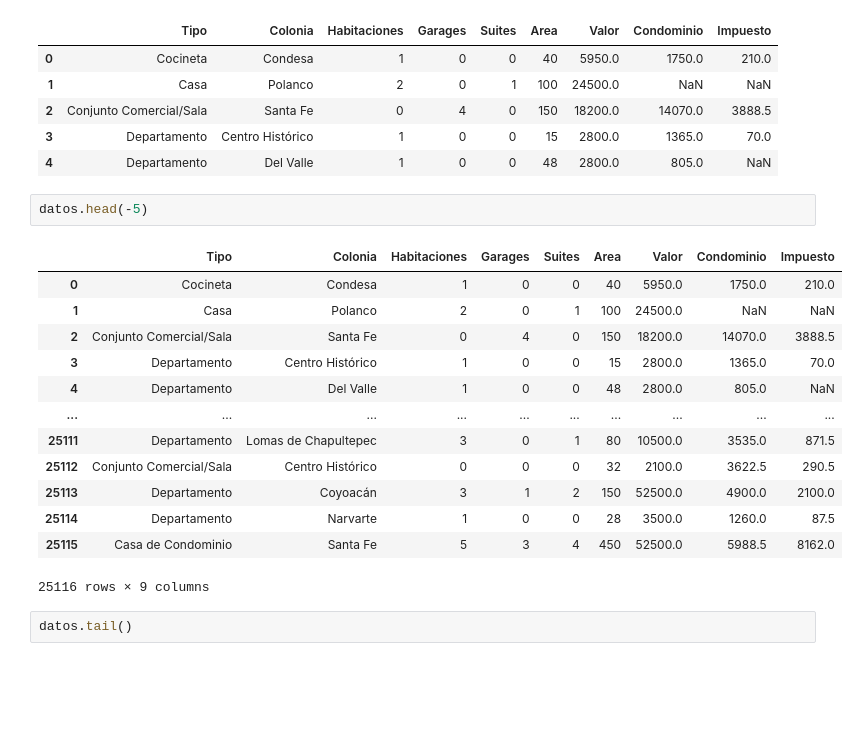
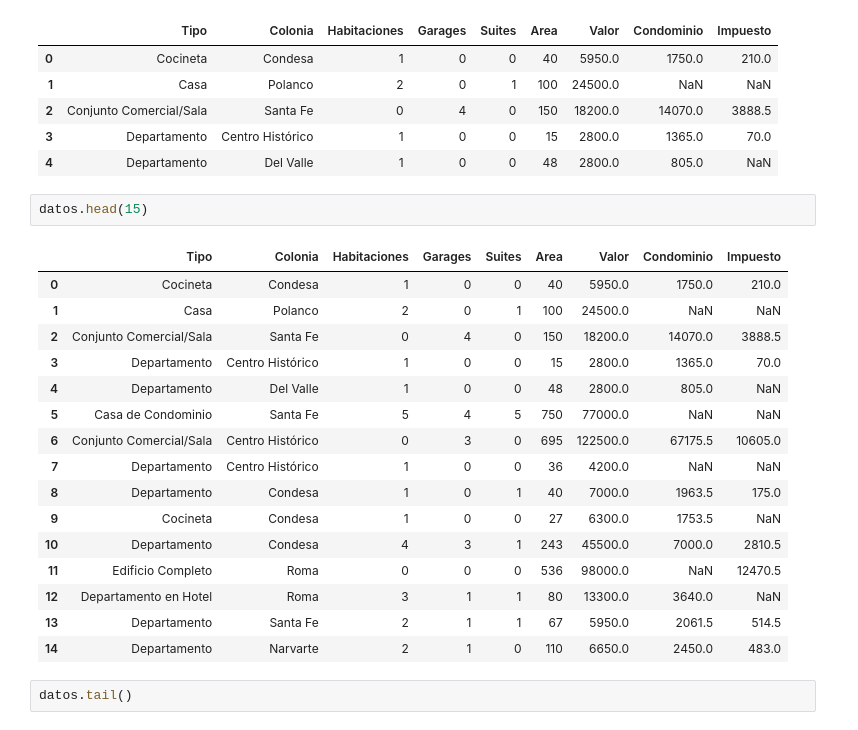
Before and after one commit to aylenfv/ETL-conociendo-pandas, a Jupyter notebook: inmuebles_cdmx.ipynb, the cells around one changed output. Cells and saved outputs as stored; diff of their text form; blank space fills up the shorter version.

```diff
--- a/inmuebles_cdmx.ipynb
+++ b/inmuebles_cdmx.ipynb
@@ -36,21 +50,24 @@ datos.head()
 | 3 | Departamento | Centro Histórico | 1 | 0 | 0 | 15 | 2800.0 | 1365.0 | 70.0 |
 | 4 | Departamento | Del Valle | 1 | 0 | 0 | 48 | 2800.0 | 805.0 | NaN |
 # %%
-datos.head(-5)
+datos.head(15)
 # %% [output]
 |  | Tipo | Colonia | Habitaciones | Garages | Suites | Area | Valor | Condominio | Impuesto |
 | 0 | Cocineta | Condesa | 1 | 0 | 0 | 40 | 5950.0 | 1750.0 | 210.0 |
 | 1 | Casa | Polanco | 2 | 0 | 1 | 100 | 24500.0 | NaN | NaN |
 | 2 | Conjunto Comercial/Sala | Santa Fe | 0 | 4 | 0 | 150 | 18200.0 | 14070.0 | 3888.5 |
 | 3 | Departamento | Centro Histórico | 1 | 0 | 0 | 15 | 2800.0 | 1365.0 | 70.0 |
 | 4 | Departamento | Del Valle | 1 | 0 | 0 | 48 | 2800.0 | 805.0 | NaN |
-| ... | ... | ... | ... | ... | ... | ... | ... | ... | ... |
-| 25111 | Departamento | Lomas de Chapultepec | 3 | 0 | 1 | 80 | 10500.0 | 3535.0 | 871.5 |
-| 25112 | Conjunto Comercial/Sala | Centro Histórico | 0 | 0 | 0 | 32 | 2100.0 | 3622.5 | 290.5 |
-| 25113 | Departamento | Coyoacán | 3 | 1 | 2 | 150 | 52500.0 | 4900.0 | 2100.0 |
-| 25114 | Departamento | Narvarte | 1 | 0 | 0 | 28 | 3500.0 | 1260.0 | 87.5 |
-| 25115 | Casa de Condominio | Santa Fe | 5 | 3 | 4 | 450 | 52500.0 | 5988.5 | 8162.0 |
+| 5 | Casa de Condominio | Santa Fe | 5 | 4 | 5 | 750 | 77000.0 | NaN | NaN |
+| 6 | Conjunto Comercial/Sala | Centro Histórico | 0 | 3 | 0 | 695 | 122500.0 | 67175.5 | 10605.0 |
+| 7 | Departamento | Centro Histórico | 1 | 0 | 0 | 36 | 4200.0 | NaN | NaN |
+| 8 | Departamento | Condesa | 1 | 0 | 1 | 40 | 7000.0 | 1963.5 | 175.0 |
+| 9 | Cocineta | Condesa | 1 | 0 | 0 | 27 | 6300.0 | 1753.5 | NaN |
+| 10 | Departamento | Condesa | 4 | 3 | 1 | 243 | 45500.0 | 7000.0 | 2810.5 |
+| 11 | Edificio Completo | Roma | 0 | 0 | 0 | 536 | 98000.0 | NaN | 12470.5 |
+| 12 | Departamento en Hotel | Roma | 3 | 1 | 1 | 80 | 13300.0 | 3640.0 | NaN |
+| 13 | Departamento | Santa Fe | 2 | 1 | 1 | 67 | 5950.0 | 2061.5 | 514.5 |
+| 14 | Departamento | Narvarte | 2 | 1 | 0 | 110 | 6650.0 | 2450.0 | 483.0 |
-25116 rows × 9 columns
 # %%
 datos.tail()
 # %% [output]
```
Also changed, not shown: parts of 62 cells of this notebook.
